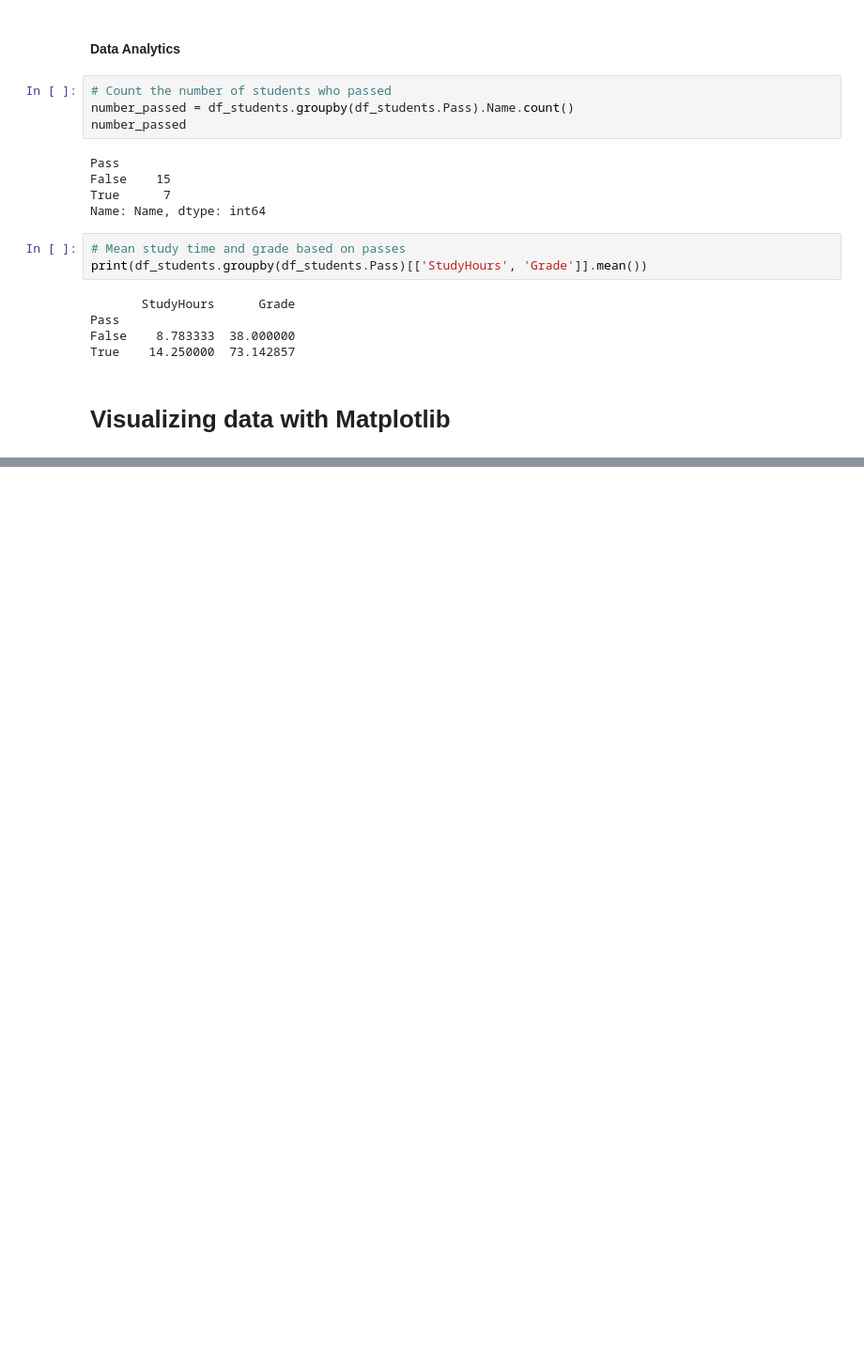
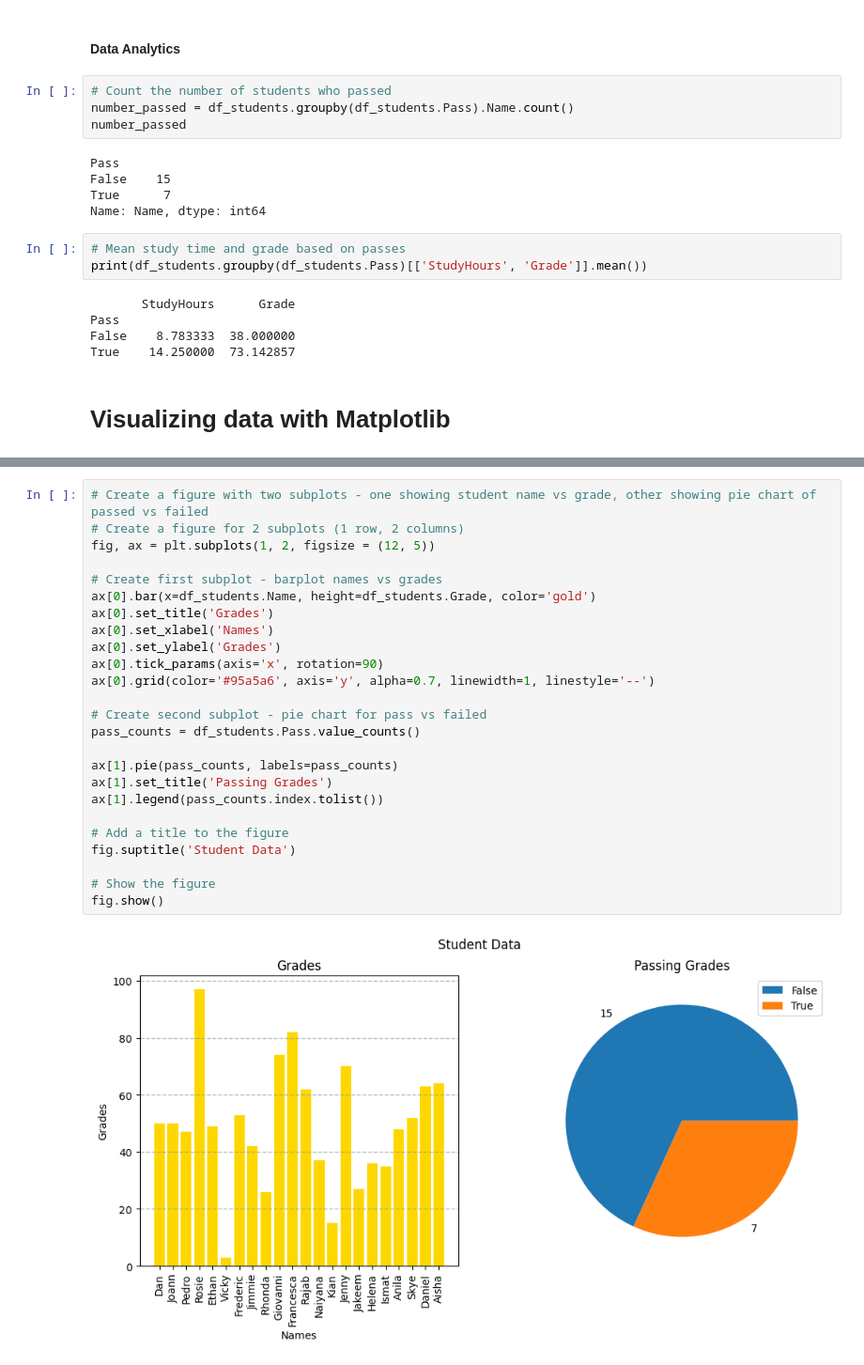
Before and after one commit to coder7475/ml-fundamentals, a Jupyter notebook: notebooks/1_data_exploration/data_exploration_with_python.ipynb, the cells around one changed output, grey strips where cells are left out. Shown at 94% size. Cells and saved outputs as stored; diff of their text form; blank space fills up the shorter version.

```diff
--- a/notebooks/1_data_exploration/data_exploration_with_python.ipynb
+++ b/notebooks/1_data_exploration/data_exploration_with_python.ipynb
@@ -387,0 +391,27 @@ plt.show()
+# %%
+# Create a figure with two subplots - one showing student name vs grade, other showing pie chart of passed vs failed
+# Create a figure for 2 subplots (1 row, 2 columns)
+fig, ax = plt.subplots(1, 2, figsize = (12, 5))
+
+# Create first subplot - barplot names vs grades
+ax[0].bar(x=df_students.Name, height=df_students.Grade, color='gold')
+ax[0].set_title('Grades')
+ax[0].set_xlabel('Names')
+ax[0].set_ylabel('Grades')
+ax[0].tick_params(axis='x', rotation=90)
+ax[0].grid(color='#95a5a6', axis='y', alpha=0.7, linewidth=1, linestyle='--')
+
+# Create second subplot - pie chart for pass vs failed
+pass_counts = df_students.Pass.value_counts()
+
+ax[1].pie(pass_counts, labels=pass_counts)
+ax[1].set_title('Passing Grades')
+ax[1].legend(pass_counts.index.tolist())
+
+# Add a title to the figure
+fig.suptitle('Student Data')
+
+# Show the figure
+fig.show()
+# %% [output]
+[figure, added]
```
Also changed, not shown: parts of 1 cell of this notebook.
